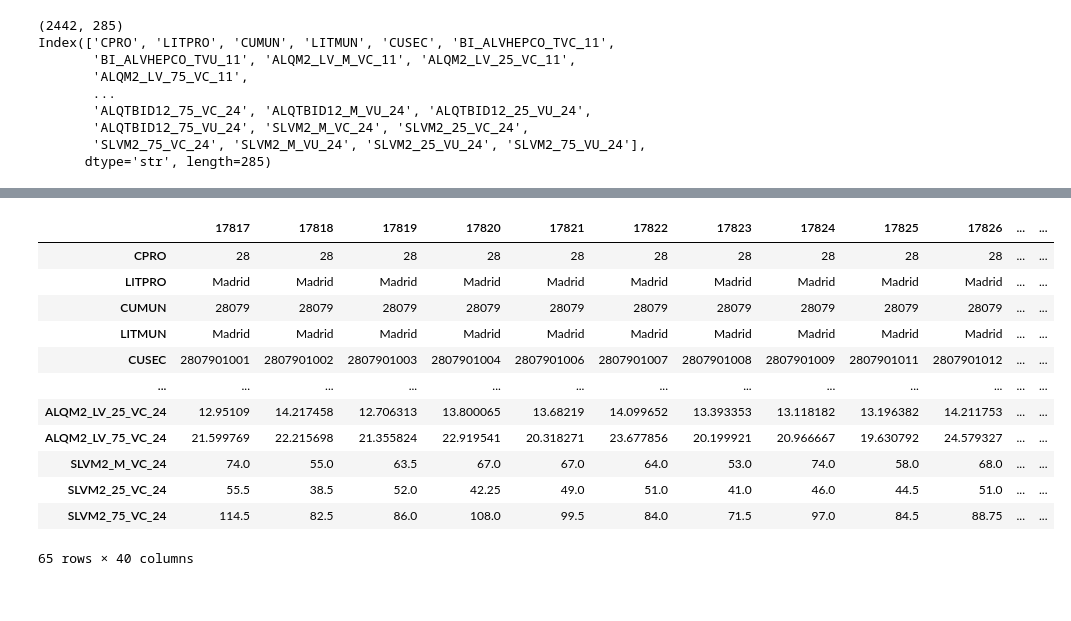
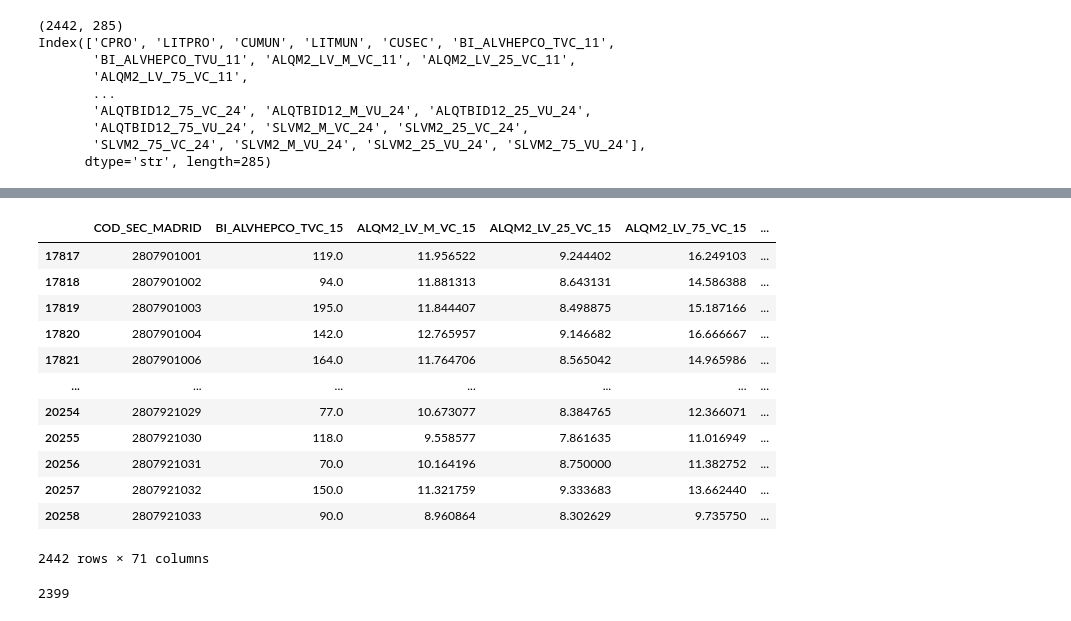
Before and after one commit to Juancarlosdelmarlostanau/proyecto-radar-de-inversion, a Jupyter notebook: datos-serpavi.ipynb, the cells around one changed output, grey strips where cells are left out. Drawn from its saved outputs; the diff is of its cells as text; code cells hidden in the pictures.

```diff
--- a/datos-serpavi.ipynb
+++ b/datos-serpavi.ipynb
@@ -83,7 +83,3 @@ Index(['CPRO', 'LITPRO', 'CUMUN', 'LITMUN', 'CUSEC', 'BI_ALVHEPCO_TVC_11',
        'ALQTBID12_75_VU_24', 'SLVM2_M_VC_24', 'SLVM2_25_VC_24',
        'SLVM2_75_VC_24', 'SLVM2_M_VU_24', 'SLVM2_25_VU_24', 'SLVM2_75_VU_24'],
       dtype='str', length=285)
-# %%
-df_madrid['COD_SECCION'] = df_madrid['CUSEC'].str[7:10]
-df_madrid['COD_DISTRITO'] = df_madrid['CUSEC'].str[5:7]
-df_madrid.head()
@@ -98,32 +86,37 @@ df_madrid.head()
 # %%
-primeras5 = list(df_madrid.columns[:5])
+columna = list(df_madrid.columns[4:5])
 columnas_restantes = df_madrid.columns[5:]
 # %%
-prefijos = ['ALQM2_LV_M_VC_', 'ALQM2_LV_25_VC_', 'ALQM2_LV_75_VC_', 'SLVM2_M_VC_', 'SLVM2_25_VC_','SLVM2_75_VC_']
+prefijos = ['BI_ALVHEPCO_TVC_', 'ALQM2_LV_M_VC_', 'ALQM2_LV_25_VC_', 'ALQM2_LV_75_VC_','ALQTBID12_M_VC_', 'ALQTBID12_25_VC', 'ALQTBID12_75_VC']
 columnas_filtradas = []
 
 for c in columnas_restantes:
     for p in prefijos:
         if c.startswith(p):
             año = c[-2:]
             if año.isdigit() and 15 <= int(año) <= 24:
                 columnas_filtradas.append(c)
                 break
 
-columnas_unidas = primeras5 + columnas_filtradas
-df_madrid_filtrado = df_madrid[columnas_unidas]
-df_madrid_filtrado.head(40).T
+columnas_unidas = columna + columnas_filtradas
+df_alquileres_madrid = df_madrid[columnas_unidas]
+df_alquileres_madrid = df_alquileres_madrid.rename(columns={'CUSEC': 'COD_SEC_MADRID'})
+df_alquileres_madrid
 # %% [output]
-|  | 17817 | 17818 | 17819 | 17820 | 17821 | 17822 | 17823 | 17824 | 17825 | 17826 | ... | ... |
-| CPRO | 28 | 28 | 28 | 28 | 28 | 28 | 28 | 28 | 28 | 28 | ... | ... |
-| LITPRO | Madrid | Madrid | Madrid | Madrid | Madrid | Madrid | Madrid | Madrid | Madrid | Madrid | ... | ... |
-| CUMUN | 28079 | 28079 | 28079 | 28079 | 28079 | 28079 | 28079 | 28079 | 28079 | 28079 | ... | ... |
-| LITMUN | Madrid | Madrid | Madrid | Madrid | Madrid | Madrid | Madrid | Madrid | Madrid | Madrid | ... | ... |
-| CUSEC | 2807901001 | 2807901002 | 2807901003 | 2807901004 | 2807901006 | 2807901007 | 2807901008 | 2807901009 | 2807901011 | 2807901012 | ... | ... |
-| ... | ... | ... | ... | ... | ... | ... | ... | ... | ... | ... | ... | ... |
-| ALQM2_LV_25_VC_24 | 12.95109 | 14.217458 | 12.706313 | 13.800065 | 13.68219 | 14.099652 | 13.393353 | 13.118182 | 13.196382 | 14.211753 | ... | ... |
-| ALQM2_LV_75_VC_24 | 21.599769 | 22.215698 | 21.355824 | 22.919541 | 20.318271 | 23.677856 | 20.199921 | 20.966667 | 19.630792 | 24.579327 | ... | ... |
-| SLVM2_M_VC_24 | 74.0 | 55.0 | 63.5 | 67.0 | 67.0 | 64.0 | 53.0 | 74.0 | 58.0 | 68.0 | ... | ... |
-| SLVM2_25_VC_24 | 55.5 | 38.5 | 52.0 | 42.25 | 49.0 | 51.0 | 41.0 | 46.0 | 44.5 | 51.0 | ... | ... |
-| SLVM2_75_VC_24 | 114.5 | 82.5 | 86.0 | 108.0 | 99.5 | 84.0 | 71.5 | 97.0 | 84.5 | 88.75 | ... | ... |
+|  | COD_SEC_MADRID | BI_ALVHEPCO_TVC_15 | ALQM2_LV_M_VC_15 | ALQM2_LV_25_VC_15 | ALQM2_LV_75_VC_15 | ... |
+| 17817 | 2807901001 | 119.0 | 11.956522 | 9.244402 | 16.249103 | ... |
+| 17818 | 2807901002 | 94.0 | 11.881313 | 8.643131 | 14.586388 | ... |
+| 17819 | 2807901003 | 195.0 | 11.844407 | 8.498875 | 15.187166 | ... |
+| 17820 | 2807901004 | 142.0 | 12.765957 | 9.146682 | 16.666667 | ... |
+| 17821 | 2807901006 | 164.0 | 11.764706 | 8.565042 | 14.965986 | ... |
+| ... | ... | ... | ... | ... | ... | ... |
+| 20254 | 2807921029 | 77.0 | 10.673077 | 8.384765 | 12.366071 | ... |
+| 20255 | 2807921030 | 118.0 | 9.558577 | 7.861635 | 11.016949 | ... |
+| 20256 | 2807921031 | 70.0 | 10.164196 | 8.750000 | 11.382752 | ... |
+| 20257 | 2807921032 | 150.0 | 11.321759 | 9.333683 | 13.662440 | ... |
+| 20258 | 2807921033 | 90.0 | 8.960864 | 8.302629 | 9.735750 | ... |
-65 rows × 40 columns
+2442 rows × 71 columns
+# %%
+print(df_alquileres_madrid.isna().sum().sum())
+# %% [output]
+2399
```
Also changed, not shown: parts of 2 cells of this notebook, 3 other files.
